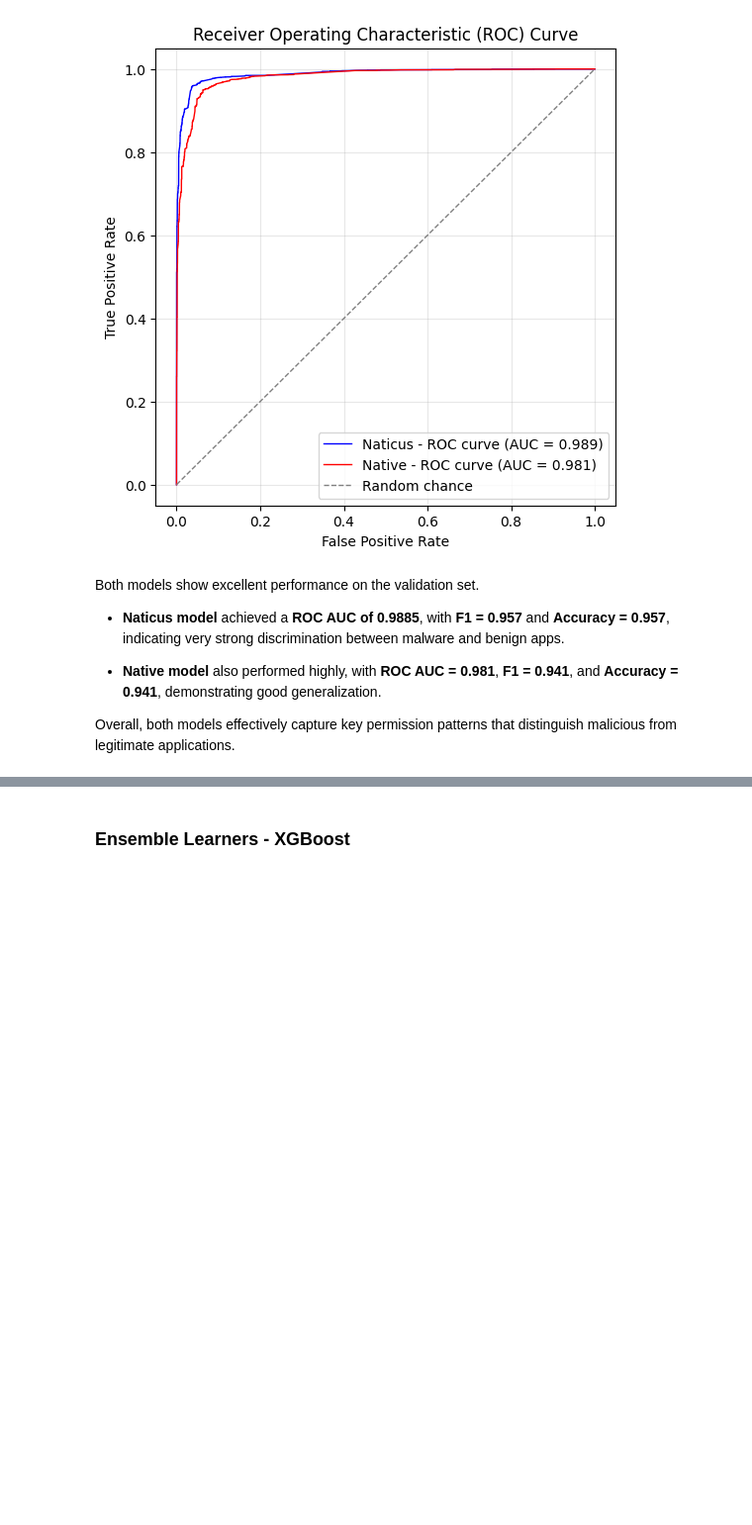
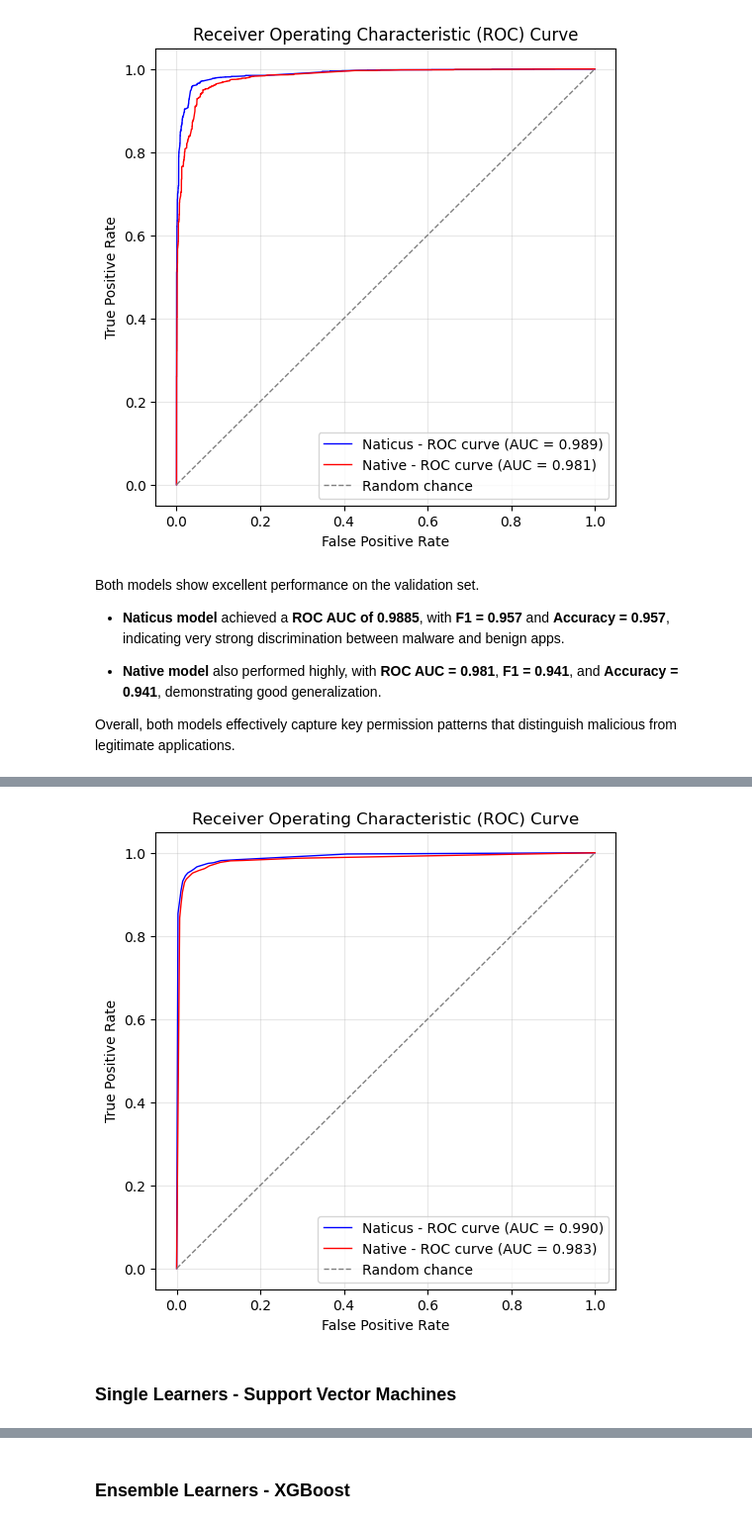
Before and after one commit to AugustinGrunewald/-NATICUSdroid, a Jupyter notebook: main.ipynb, the cells around one changed output, grey strips where cells are left out. Shown at 99% size. Drawn from its saved outputs; the diff is of its cells as text; code cells hidden in the pictures; blank space fills up the shorter version.

```diff
--- a/main.ipynb
+++ b/main.ipynb
@@ -454,0 +535,20 @@ Overall, both models effectively capture key permission patterns that distinguis
+# %%
+# Validation of the best models - Prediction of the class and associated probability
+y_naticus_pred_knn = knn_naticus.predict(X_naticus_test)
+y_naticus_proba_knn = knn_naticus.predict_proba(X_naticus_test)[:, 1] # Looking at the proba of 1 = proba malware
+
+y_native_pred_knn = knn_native.predict(X_native_test)
+y_native_proba_knn = knn_native.predict_proba(X_native_test)[:, 1]
+
+# Printing scores
+print(40 * "* ")
+print("Best Model NATICUS on validation set")
+print(f"* ROC AUC : {roc_auc_score(y_naticus_test, y_naticus_proba_knn):.5f}")
+print(f"* F1 Score : {f1_score(y_naticus_test, y_naticus_pred_knn):.5f}")
+print(f"* Accuracy : {accuracy_score(y_naticus_test, y_naticus_pred_knn):.5f}")
+print("\n" + 40 * "* " + "\n")
+print("Best Model NATIVE on validation set")
+print(f"* ROC AUC : {roc_auc_score(y_native_test, y_native_proba_knn):.5f}")
+print(f"* F1 Score : {f1_score(y_native_test, y_native_pred_knn):.5f}")
+print(f"* Accuracy : {accuracy_score(y_native_test, y_native_pred_knn):.5f}")
+print(40 * "* ")
@@ -454,0 +569,23 @@ Overall, both models effectively capture key permission patterns that distinguis
+# %%
+from sklearn.metrics import roc_curve, auc
+
+# ROC_AUC curves
+fpr_naticus_knn, tpr_naticus_knn, _ = roc_curve(y_naticus_test, y_naticus_proba_knn)
+roc_auc_naticus_knn = auc(fpr_naticus_knn, tpr_naticus_knn)
+fpr_native_knn, tpr_native_knn, _ = roc_curve(y_native_test, y_native_proba_knn)
+roc_auc_native_knn = auc(fpr_native_knn, tpr_native_knn)
+
+fig, axes = plt.subplots(1,1,figsize=(6,6))
+axes.plot(fpr_naticus_knn, tpr_naticus_knn, color='blue', lw=1, label=f'Naticus - ROC curve (AUC = {roc_auc_naticus_knn:.3f})')
+axes.plot(fpr_native_knn, tpr_native_knn, color='red', lw=1, label=f'Native - ROC curve (AUC = {roc_auc_native_knn:.3f})')
+axes.plot([0, 1], [0, 1], color='gray', lw=1, linestyle='--', label='Random chance')
+
+axes.set_title("Receiver Operating Characteristic (ROC) Curve")
+axes.set_xlabel("False Positive Rate")
+axes.set_ylabel("True Positive Rate")
+axes.grid(alpha=0.3)
+axes.legend();
+# %% [output]
+[figure, added]
+# %% [markdown]
+### Single Learners - Support Vector Machines
```
Also changed, not shown: parts of 19 cells of this notebook.
